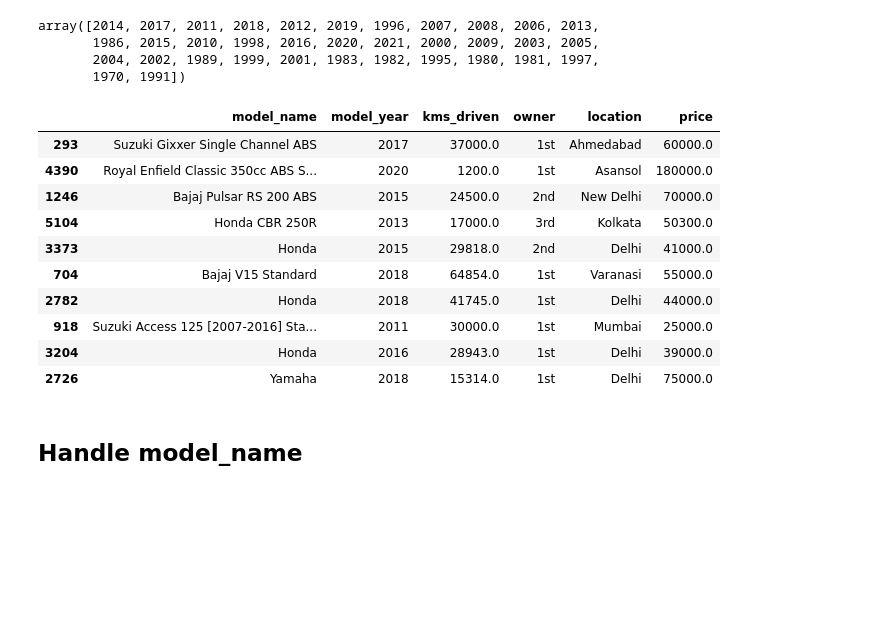
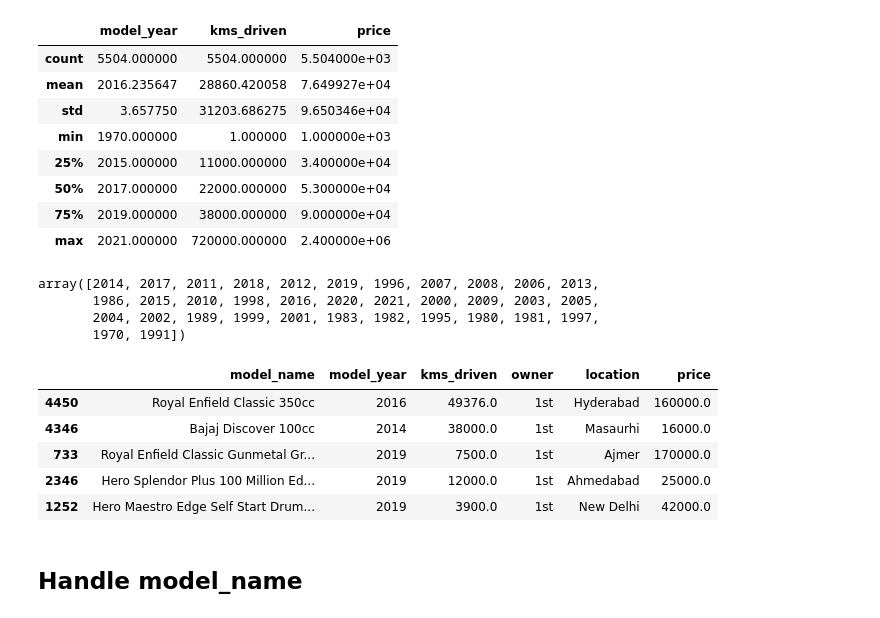
Before and after one commit to ropali/used_bike_price_prediction, a Jupyter notebook: notebooks/03-feature-eng.ipynb, the cells around one changed output. Cells and saved outputs as stored; diff of their text form; code cells hidden in the pictures; blank space fills up the shorter version.

```diff
--- a/notebooks/03-feature-eng.ipynb
+++ b/notebooks/03-feature-eng.ipynb
@@ -8,3 +17,15 @@ df = pd.read_csv('../data/processed/data.csv')
+# %%
+df.describe()
+# %% [output]
+|  | model_year | kms_driven | price |
+| count | 5504.000000 | 5504.000000 | 5.504000e+03 |
+| mean | 2016.235647 | 28860.420058 | 7.649927e+04 |
+| std | 3.657750 | 31203.686275 | 9.650346e+04 |
+| min | 1970.000000 | 1.000000 | 1.000000e+03 |
+| 25% | 2015.000000 | 11000.000000 | 3.400000e+04 |
+| 50% | 2017.000000 | 22000.000000 | 5.300000e+04 |
+| 75% | 2019.000000 | 38000.000000 | 9.000000e+04 |
+| max | 2021.000000 | 720000.000000 | 2.400000e+06 |
 # %%
 df.model_year.unique()
 # %% [output]
@@ -13,19 +34,14 @@ array([2014, 2017, 2011, 2018, 2012, 2019, 1996, 2007, 2008, 2006, 2013,
        2004, 2002, 1989, 1999, 2001, 1983, 1982, 1995, 1980, 1981, 1997,
        1970, 1991])
 # %%
-df.sample(10)
+df.sample(5)
 # %% [output]
 |  | model_name | model_year | kms_driven | owner | location | price |
-| 293 | Suzuki Gixxer Single Channel ABS | 2017 | 37000.0 | 1st | Ahmedabad | 60000.0 |
-| 4390 | Royal Enfield Classic 350cc ABS S... | 2020 | 1200.0 | 1st | Asansol | 180000.0 |
-| 1246 | Bajaj Pulsar RS 200 ABS | 2015 | 24500.0 | 2nd | New Delhi | 70000.0 |
-| 5104 | Honda CBR 250R | 2013 | 17000.0 | 3rd | Kolkata | 50300.0 |
-| 3373 | Honda | 2015 | 29818.0 | 2nd | Delhi | 41000.0 |
-| 704 | Bajaj V15 Standard | 2018 | 64854.0 | 1st | Varanasi | 55000.0 |
-| 2782 | Honda | 2018 | 41745.0 | 1st | Delhi | 44000.0 |
-| 918 | Suzuki Access 125 [2007-2016] Sta... | 2011 | 30000.0 | 1st | Mumbai | 25000.0 |
-| 3204 | Honda | 2016 | 28943.0 | 1st | Delhi | 39000.0 |
-| 2726 | Yamaha | 2018 | 15314.0 | 1st | Delhi | 75000.0 |
+| 4450 | Royal Enfield Classic 350cc | 2016 | 49376.0 | 1st | Hyderabad | 160000.0 |
+| 4346 | Bajaj Discover 100cc | 2014 | 38000.0 | 1st | Masaurhi | 16000.0 |
+| 733 | Royal Enfield Classic Gunmetal Gr... | 2019 | 7500.0 | 1st | Ajmer | 170000.0 |
+| 2346 | Hero Splendor Plus 100 Million Ed... | 2019 | 12000.0 | 1st | Ahmedabad | 25000.0 |
+| 1252 | Hero Maestro Edge Self Start Drum... | 2019 | 3900.0 | 1st | New Delhi | 42000.0 |
 # %% [markdown]
 ## Handle model_name
 # %% [markdown]
```
Also changed, not shown: parts of 27 cells of this notebook, 7 other files.
